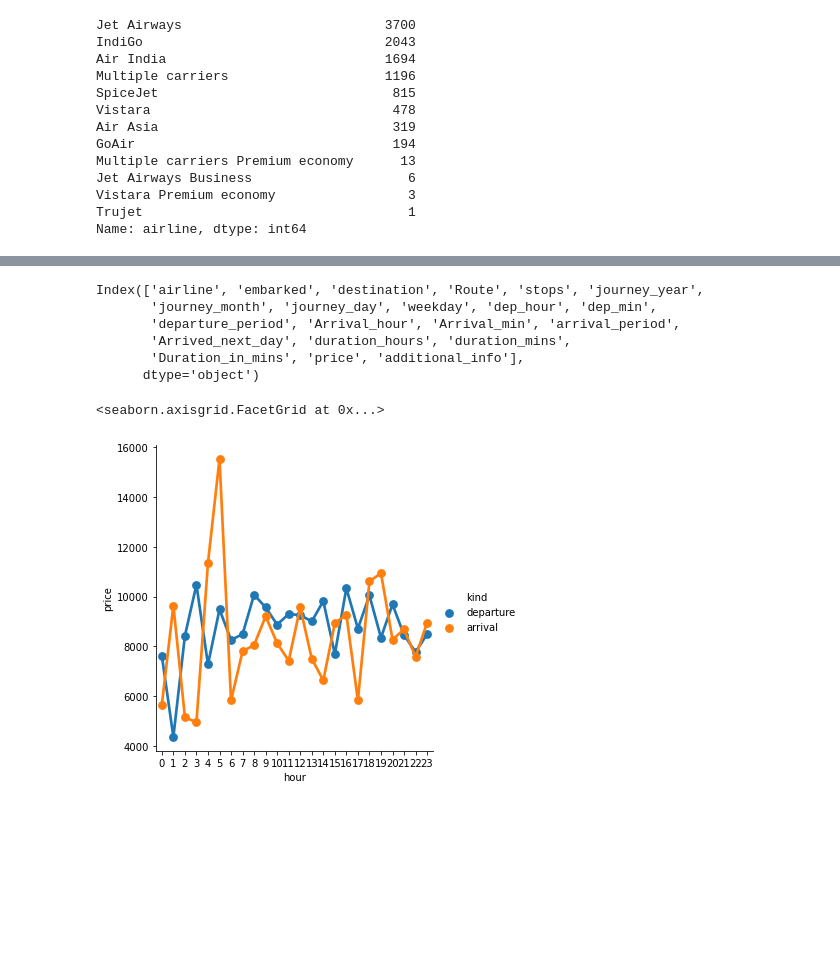
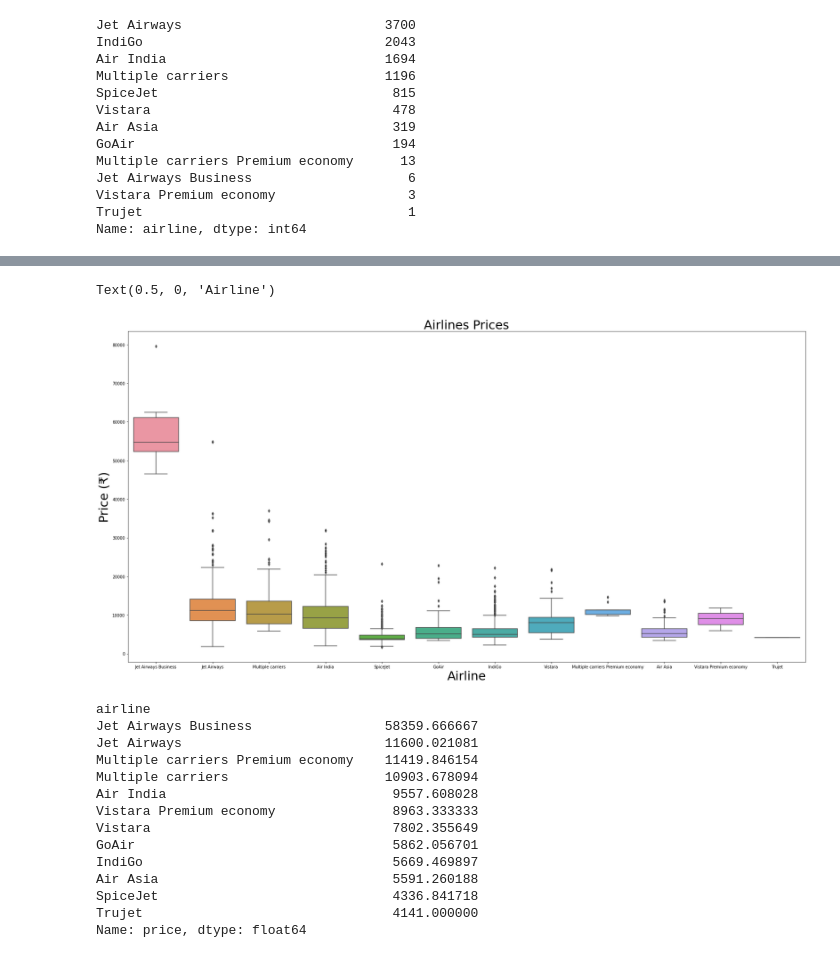
Before and after one commit to HendKordy/flights_analysis, a Jupyter notebook: EDA/EDA.ipynb, the cells around one changed output, grey strips where cells are left out. Saved outputs shown, nothing was run; the diff lists cells and outputs as text; code cells hidden in the pictures; blank space fills up the shorter version.

```diff
--- a/EDA/EDA.ipynb
+++ b/EDA/EDA.ipynb
@@ -112,9 +90,0 @@ plt.show()
-# %%
-df.columns
-# %% [output]
-Index(['airline', 'embarked', 'destination', 'Route', 'stops', 'journey_year',
-       'journey_month', 'journey_day', 'weekday', 'dep_hour', 'dep_min',
-       'departure_period', 'Arrival_hour', 'Arrival_min', 'arrival_period',
-       'Arrived_next_day', 'duration_hours', 'duration_mins',
-       'Duration_in_mins', 'price', 'additional_info'],
-      dtype='object')
@@ -130,7 +91,28 @@ arr_hours_means.rename({'Arrival_hour': 'hour'}, axis=1, inplace=True)
-# %%
-all_mean = dep_hours_means.append(arr_hours_means, ignore_index= True)
-
-sns.catplot(x='hour', y = 'price', data = all_mean, kind= 'point', hue = 'kind')
-# %% [output]
-<seaborn.axisgrid.FacetGrid at 0x...>
-[figure, removed]
+# %%
+# Lets get a general look at the airlines, and thier prices
+plt.figure(figsize=(30,15))
+sns.boxplot(x='airline',y='price',data=df.sort_values('price',ascending=False))
+plt.title('Airlines Prices', fontsize=30)
+plt.ylabel('Price (₹)', fontsize=30)
+plt.xlabel('Airline', fontsize=30)
+# %% [output]
+Text(0.5, 0, 'Airline')
+[figure, added]
+# %%
+# Let's see if certain airlines or classes are more expensive than others
+df.groupby('airline')['price'].mean().sort_values(ascending=False)
+# %% [output]
+airline
+Jet Airways Business                 58359.666667
+Jet Airways                          11600.021081
+Multiple carriers Premium economy    11419.846154
+Multiple carriers                    10903.678094
+Air India                             9557.608028
+Vistara Premium economy               8963.333333
+Vistara                               7802.355649
+GoAir                                 5862.056701
+IndiGo                                5669.469897
+Air Asia                              5591.260188
+SpiceJet                              4336.841718
+Trujet                                4141.000000
+Name: price, dtype: float64
```
Also changed, not shown: parts of 23 cells of this notebook, 2 other files.
